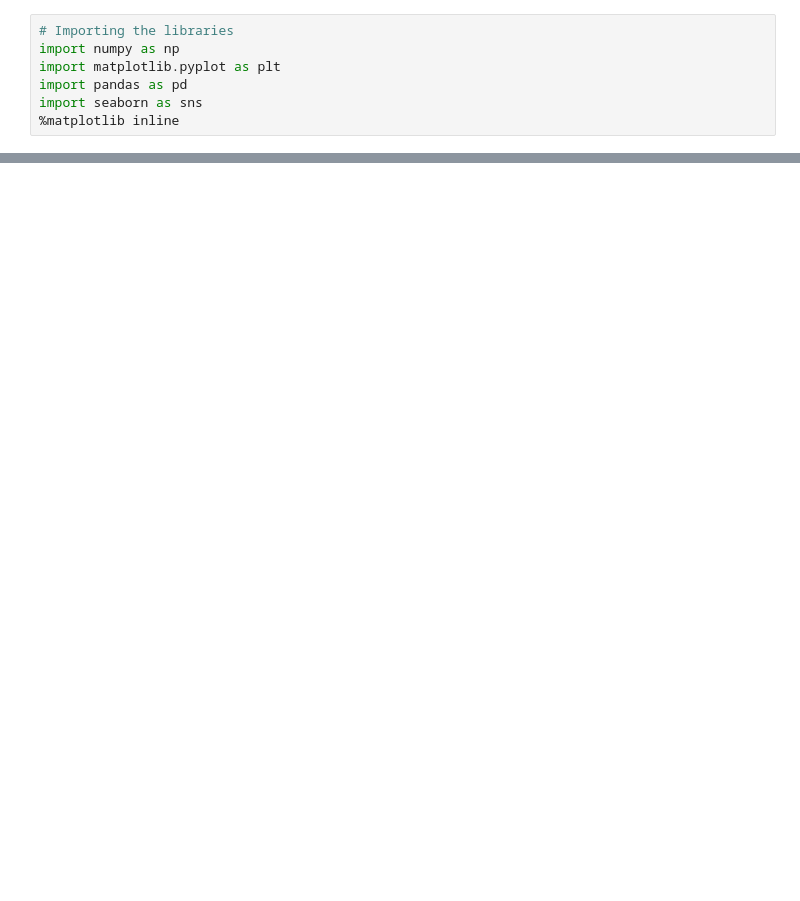
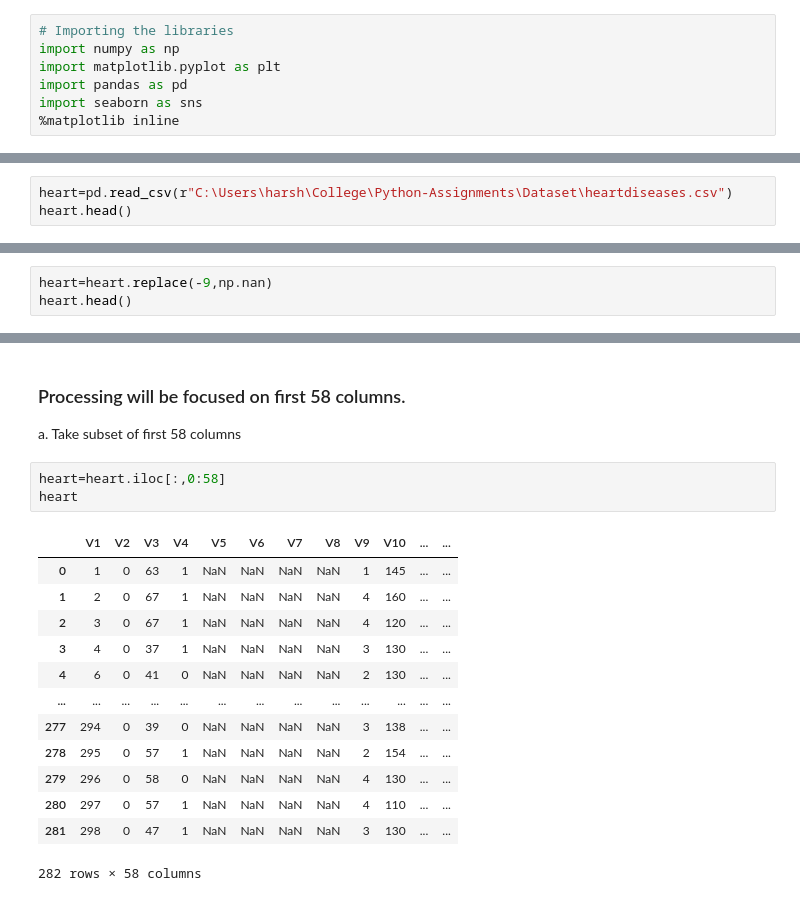
Before and after one commit to Harsh502s/Python-Assignments, a Jupyter notebook: Notebooks/Python Assignment 7 Data Processing.ipynb, the cells around one changed output, grey strips where cells are left out. Saved outputs shown, nothing was run; the diff lists cells and outputs as text; blank space fills up the shorter version.

```diff
--- a/Notebooks/Python Assignment 7 Data Processing.ipynb
+++ b/Notebooks/Python Assignment 7 Data Processing.ipynb
@@ -185,0 +296,3 @@ TypeError: Cannot perform 'ror_' with a dtyped [object] array and scalar of type
+# %%
+heart=pd.read_csv(r"C:\Users\harsh\College\Python-Assignments\Dataset\heartdiseases.csv")
+heart.head()
@@ -185,0 +307,3 @@ TypeError: Cannot perform 'ror_' with a dtyped [object] array and scalar of type
+# %%
+heart=heart.replace(-9,np.nan)
+heart.head()
@@ -185,0 +318,21 @@ TypeError: Cannot perform 'ror_' with a dtyped [object] array and scalar of type
+# %% [markdown]
+### Processing will be focused on first 58 columns.
+
+a. Take subset of first 58 columns
+# %%
+heart=heart.iloc[:,0:58]
+heart
+# %% [output]
+|  | V1 | V2 | V3 | V4 | V5 | V6 | V7 | V8 | V9 | V10 | ... | ... |
+| 0 | 1 | 0 | 63 | 1 | NaN | NaN | NaN | NaN | 1 | 145 | ... | ... |
+| 1 | 2 | 0 | 67 | 1 | NaN | NaN | NaN | NaN | 4 | 160 | ... | ... |
+| 2 | 3 | 0 | 67 | 1 | NaN | NaN | NaN | NaN | 4 | 120 | ... | ... |
+| 3 | 4 | 0 | 37 | 1 | NaN | NaN | NaN | NaN | 3 | 130 | ... | ... |
+| 4 | 6 | 0 | 41 | 0 | NaN | NaN | NaN | NaN | 2 | 130 | ... | ... |
+| ... | ... | ... | ... | ... | ... | ... | ... | ... | ... | ... | ... | ... |
+| 277 | 294 | 0 | 39 | 0 | NaN | NaN | NaN | NaN | 3 | 138 | ... | ... |
+| 278 | 295 | 0 | 57 | 1 | NaN | NaN | NaN | NaN | 2 | 154 | ... | ... |
+| 279 | 296 | 0 | 58 | 0 | NaN | NaN | NaN | NaN | 4 | 130 | ... | ... |
+| 280 | 297 | 0 | 57 | 1 | NaN | NaN | NaN | NaN | 4 | 110 | ... | ... |
+| 281 | 298 | 0 | 47 | 1 | NaN | NaN | NaN | NaN | 3 | 130 | ... | ... |
+282 rows × 58 columns
```
Also changed, not shown: parts of 81 cells of this notebook, 2 other files.
